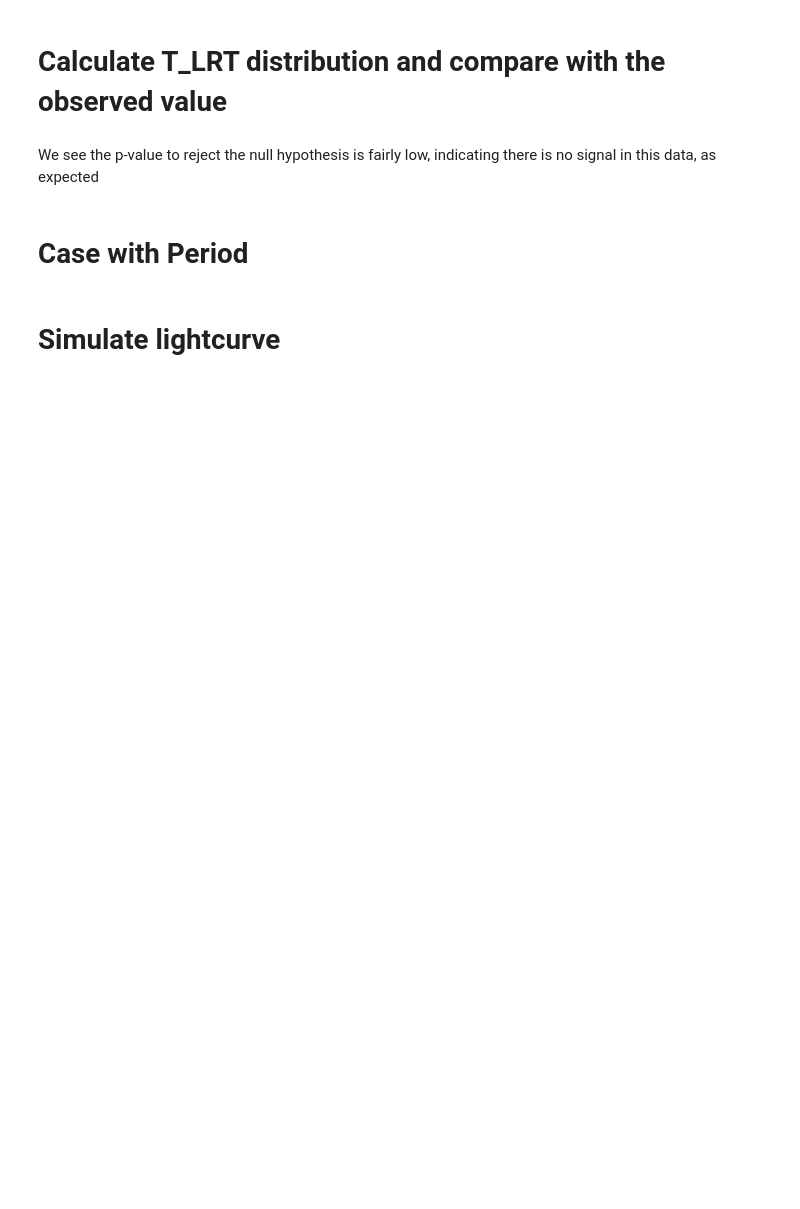
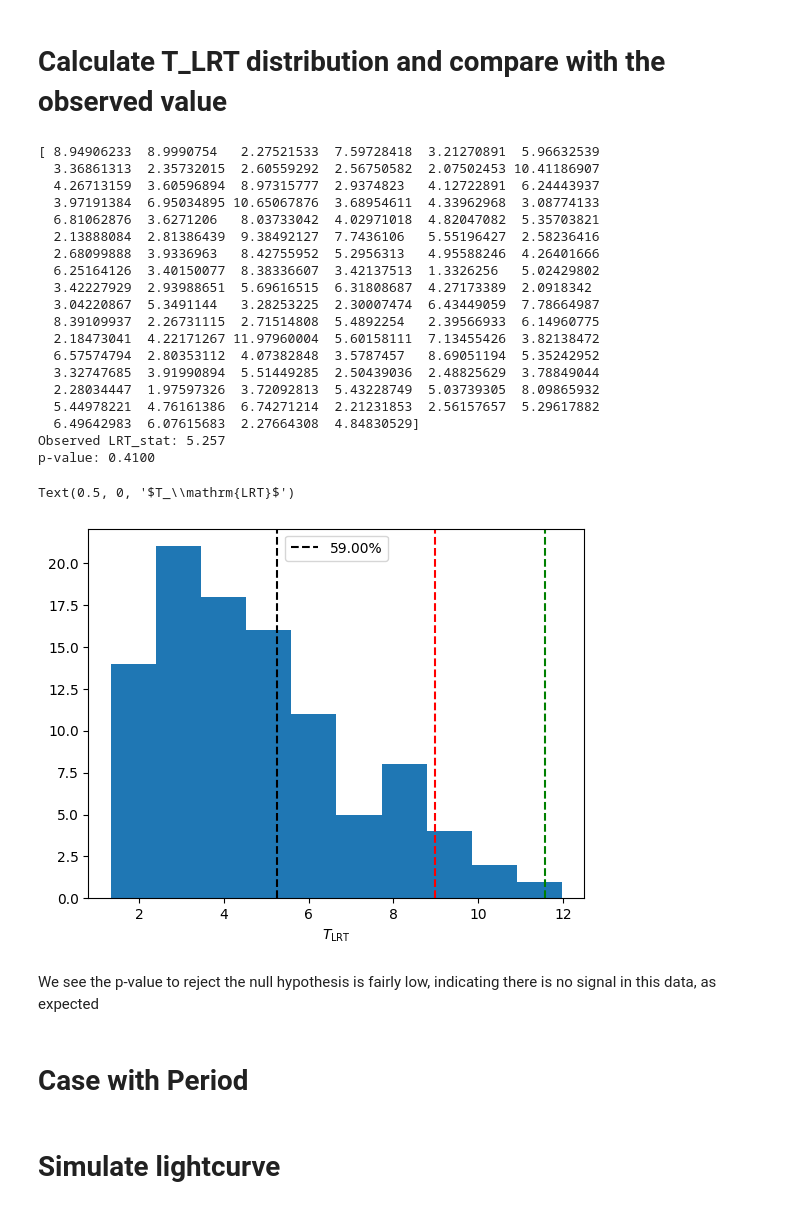
Before and after one commit to andresgur/mind_the_gaps, a Jupyter notebook: notebooks/tutorial_ppp.ipynb, the cells around one changed output. Saved outputs shown, nothing was run; the diff lists cells and outputs as text; code cells hidden in the pictures; blank space fills up the shorter version.

Commit message:
Fix typos in loglikelihood

```diff
--- a/notebooks/tutorial_ppp.ipynb
+++ b/notebooks/tutorial_ppp.ipynb
@@ -170,23 +171,45 @@ Processing lightcurve 33/100
 # %%
 plt.figure()
 T_dist = -2 * (np.array(likelihoods_null) - np.array(likelihoods_alt))
 print(T_dist)
 plt.hist(T_dist, bins=10)
-T_obs = -2 * (null_model.max_loglikehood - alternative_model.max_loglikehood)
+T_obs = -2 * (null_model.max_loglikelihood - alternative_model.max_loglikelihood)
 print("Observed LRT_stat: %.3f" % T_obs)
 perc = percentileofscore(T_dist, T_obs)
 print("p-value: %.4f" % (1 - perc / 100))
 plt.axvline(T_obs, label="%.2f%%" % perc, ls="--", color="black")
 
 sigmas = [95, 99.7]
 colors= ["red", "green"]
 for i, sigma in enumerate(sigmas):
     plt.axvline(np.percentile(T_dist, sigma), ls="--", color=colors[i])
 plt.legend()
 #plt.axvline(np.percentile(T_dist, 99.97), color="green")
 plt.xlabel("$T_\\mathrm{LRT}$")
 
 #plt.savefig("LRT_statistic.png", dpi=100)
+# %% [output]
+[ 8.94906233  8.9990754   2.27521533  7.59728418  3.21270891  5.96632539
+  3.36861313  2.35732015  2.60559292  2.56750582  2.07502453 10.41186907
+  4.26713159  3.60596894  8.97315777  2.9374823   4.12722891  6.24443937
+  3.97191384  6.95034895 10.65067876  3.68954611  4.33962968  3.08774133
+  6.81062876  3.6271206   8.03733042  4.02971018  4.82047082  5.35703821
+  2.13888084  2.81386439  9.38492127  7.7436106   5.55196427  2.58236416
+  2.68099888  3.9336963   8.42755952  5.2956313   4.95588246  4.26401666
+  6.25164126  3.40150077  8.38336607  3.42137513  1.3326256   5.02429802
+  3.42227929  2.93988651  5.69616515  6.31808687  4.27173389  2.0918342
+  3.04220867  5.3491144   3.28253225  2.30007474  6.43449059  7.78664987
+  8.39109937  2.26731115  2.71514808  5.4892254   2.39566933  6.14960775
+  2.18473041  4.22171267 11.97960004  5.60158111  7.13455426  3.82138472
+  6.57574794  2.80353112  4.07382848  3.5787457   8.69051194  5.35242952
+  3.32747685  3.91990894  5.51449285  2.50439036  2.48825629  3.78849044
+  2.28034447  1.97597326  3.72092813  5.43228749  5.03739305  8.09865932
+  5.44978221  4.76161386  6.74271214  2.21231853  2.56157657  5.29617882
+  6.49642983  6.07615683  2.27664308  4.84830529]
+Observed LRT_stat: 5.257
+p-value: 0.4100
+Text(0.5, 0, '$T_\\mathrm{LRT}$')
+[figure, added]
 # %% [markdown]
 We see the p-value to reject the null hypothesis is fairly low, indicating there is no signal in this data, as expected
 # %% [markdown]
```
Also changed, not shown: parts of 7 cells of this notebook.
